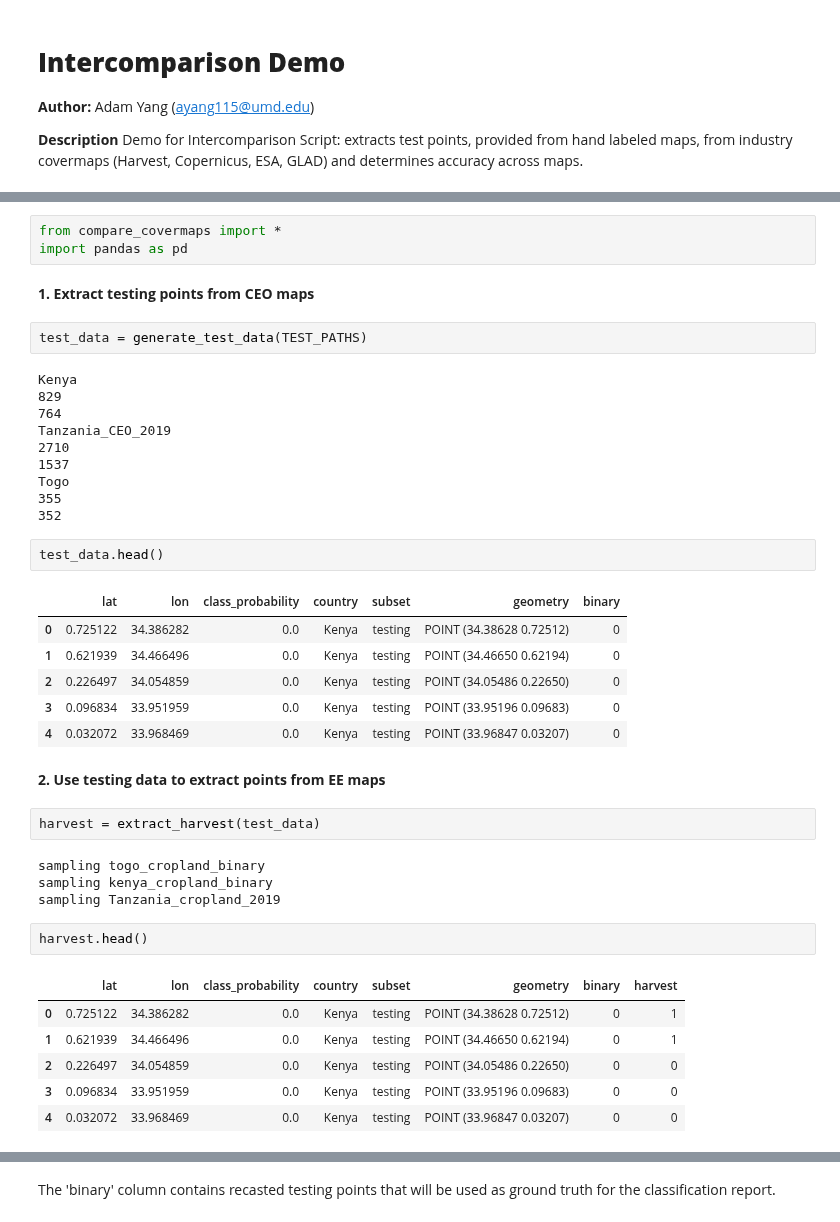
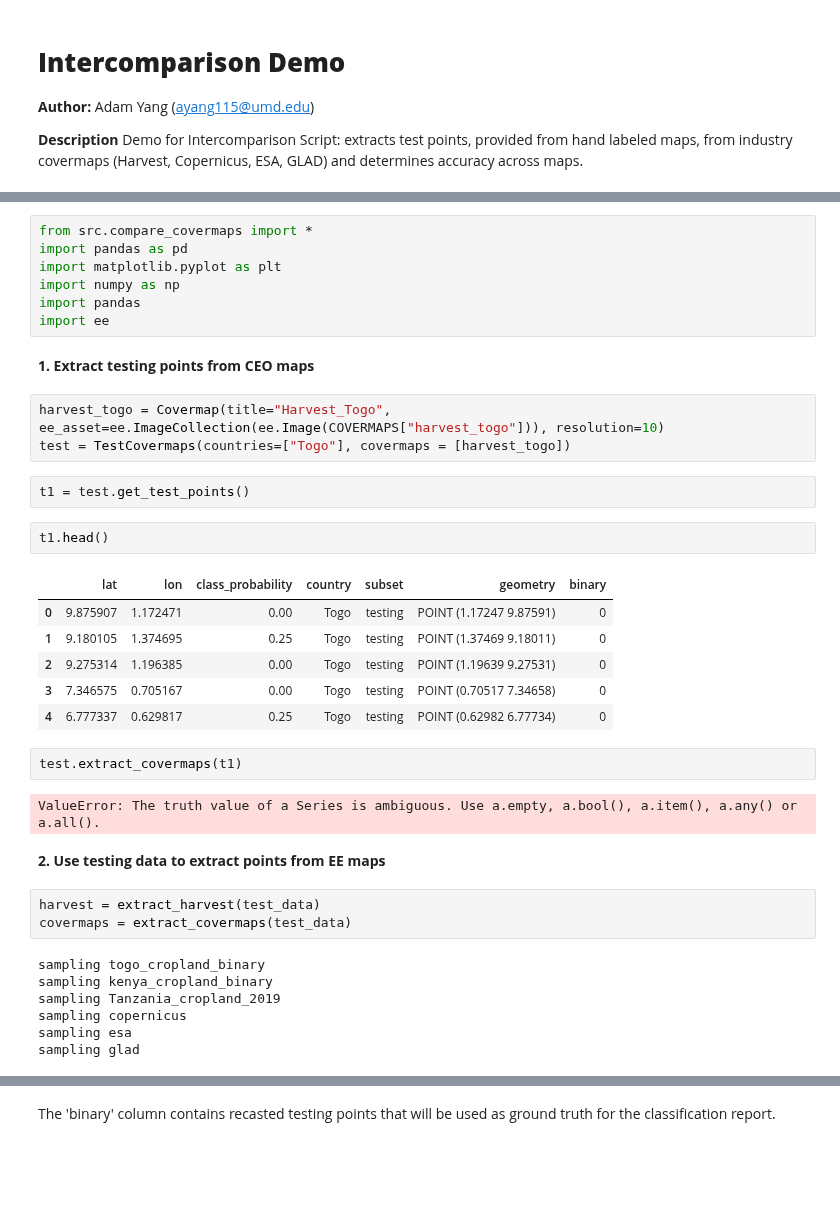
Before and after one commit to nasaharvest/crop-mask, a Jupyter notebook: notebooks/intercomparison_script.ipynb, the cells around one changed output, grey strips where cells are left out. Cells and saved outputs as stored; diff of their text form; blank space fills up the shorter version.

```diff
--- a/notebooks/intercomparison_script.ipynb
+++ b/notebooks/intercomparison_script.ipynb
@@ -13,43 +25,39 @@ sys.path.append('../src')
 # %%
-from compare_covermaps import *
+from src.compare_covermaps import *
 import pandas as pd
+import matplotlib.pyplot as plt
+import numpy as np
+import pandas
+import ee
 # %% [markdown]
 **1. Extract testing points from CEO maps**
-# %%
-test_data = generate_test_data(TEST_PATHS)
-# %% [output]
-Kenya
-829
-764
-Tanzania_CEO_2019
-2710
-1537
-Togo
-355
-352
+# %%
+harvest_togo = Covermap(title="Harvest_Togo", ee_asset=ee.ImageCollection(ee.Image(COVERMAPS["harvest_togo"])), resolution=10)
+test = TestCovermaps(countries=["Togo"], covermaps = [harvest_togo])
+# %%
+t1 = test.get_test_points()
 # %%
-test_data.head()
+t1.head()
 # %% [output]
 |  | lat | lon | class_probability | country | subset | geometry | binary |
-| 0 | 0.725122 | 34.386282 | 0.0 | Kenya | testing | POINT (34.38628 0.72512) | 0 |
-| 1 | 0.621939 | 34.466496 | 0.0 | Kenya | testing | POINT (34.46650 0.62194) | 0 |
-| 2 | 0.226497 | 34.054859 | 0.0 | Kenya | testing | POINT (34.05486 0.22650) | 0 |
-| 3 | 0.096834 | 33.951959 | 0.0 | Kenya | testing | POINT (33.95196 0.09683) | 0 |
-| 4 | 0.032072 | 33.968469 | 0.0 | Kenya | testing | POINT (33.96847 0.03207) | 0 |
+| 0 | 9.875907 | 1.172471 | 0.00 | Togo | testing | POINT (1.17247 9.87591) | 0 |
+| 1 | 9.180105 | 1.374695 | 0.25 | Togo | testing | POINT (1.37469 9.18011) | 0 |
+| 2 | 9.275314 | 1.196385 | 0.00 | Togo | testing | POINT (1.19639 9.27531) | 0 |
+| 3 | 7.346575 | 0.705167 | 0.00 | Togo | testing | POINT (0.70517 7.34658) | 0 |
+| 4 | 6.777337 | 0.629817 | 0.25 | Togo | testing | POINT (0.62982 6.77734) | 0 |
+# %%
+test.extract_covermaps(t1)
+# %% [output]
+ValueError: The truth value of a Series is ambiguous. Use a.empty, a.bool(), a.item(), a.any() or a.all().
 # %% [markdown]
 **2. Use testing data to extract points from EE maps**
 # %%
 harvest = extract_harvest(test_data)
+covermaps = extract_covermaps(test_data)
 # %% [output]
 sampling togo_cropland_binary
 sampling kenya_cropland_binary
 sampling Tanzania_cropland_2019
+sampling copernicus
+sampling esa
+sampling glad
-# %%
-harvest.head()
-# %% [output]
-|  | lat | lon | class_probability | country | subset | geometry | binary | harvest |
-| 0 | 0.725122 | 34.386282 | 0.0 | Kenya | testing | POINT (34.38628 0.72512) | 0 | 1 |
-| 1 | 0.621939 | 34.466496 | 0.0 | Kenya | testing | POINT (34.46650 0.62194) | 0 | 1 |
-| 2 | 0.226497 | 34.054859 | 0.0 | Kenya | testing | POINT (34.05486 0.22650) | 0 | 0 |
-| 3 | 0.096834 | 33.951959 | 0.0 | Kenya | testing | POINT (33.95196 0.09683) | 0 | 0 |
-| 4 | 0.032072 | 33.968469 | 0.0 | Kenya | testing | POINT (33.96847 0.03207) | 0 | 0 |
```
Also changed, not shown: parts of 16 cells of this notebook, 2 other files.
